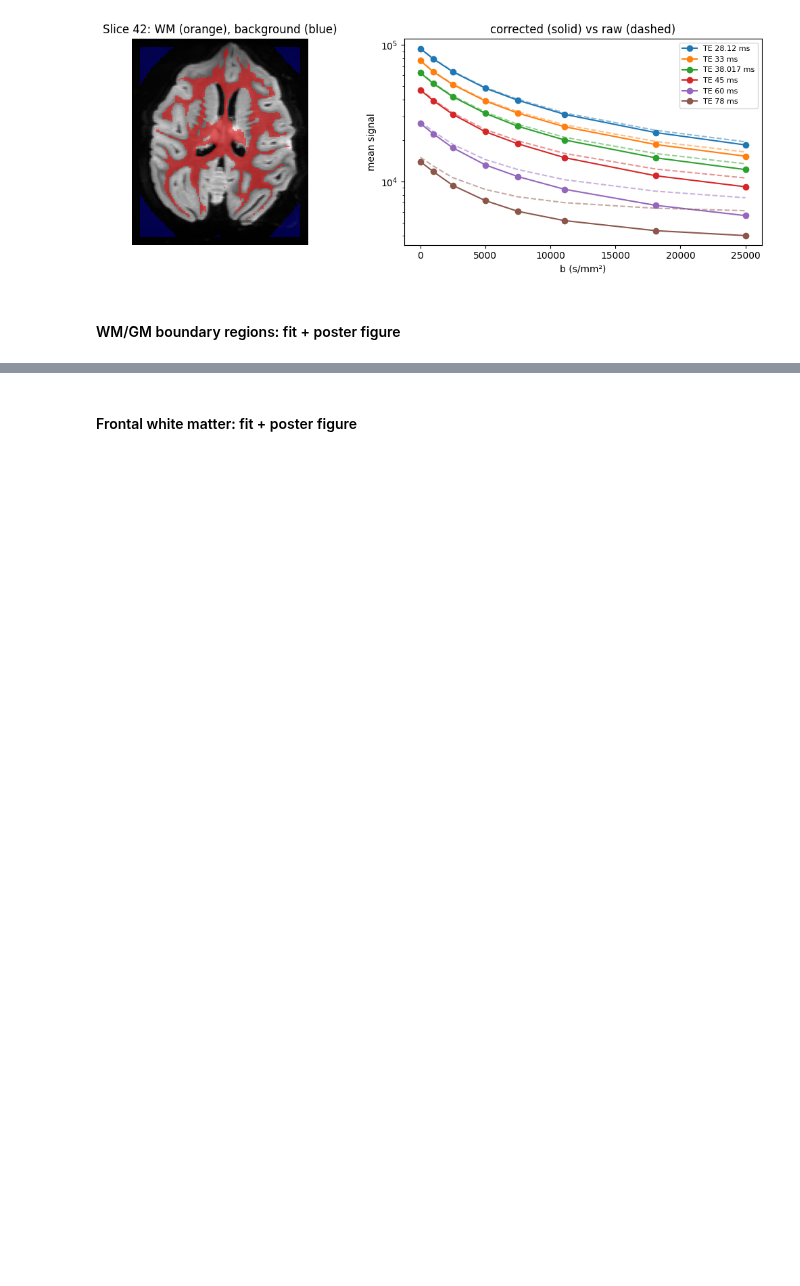
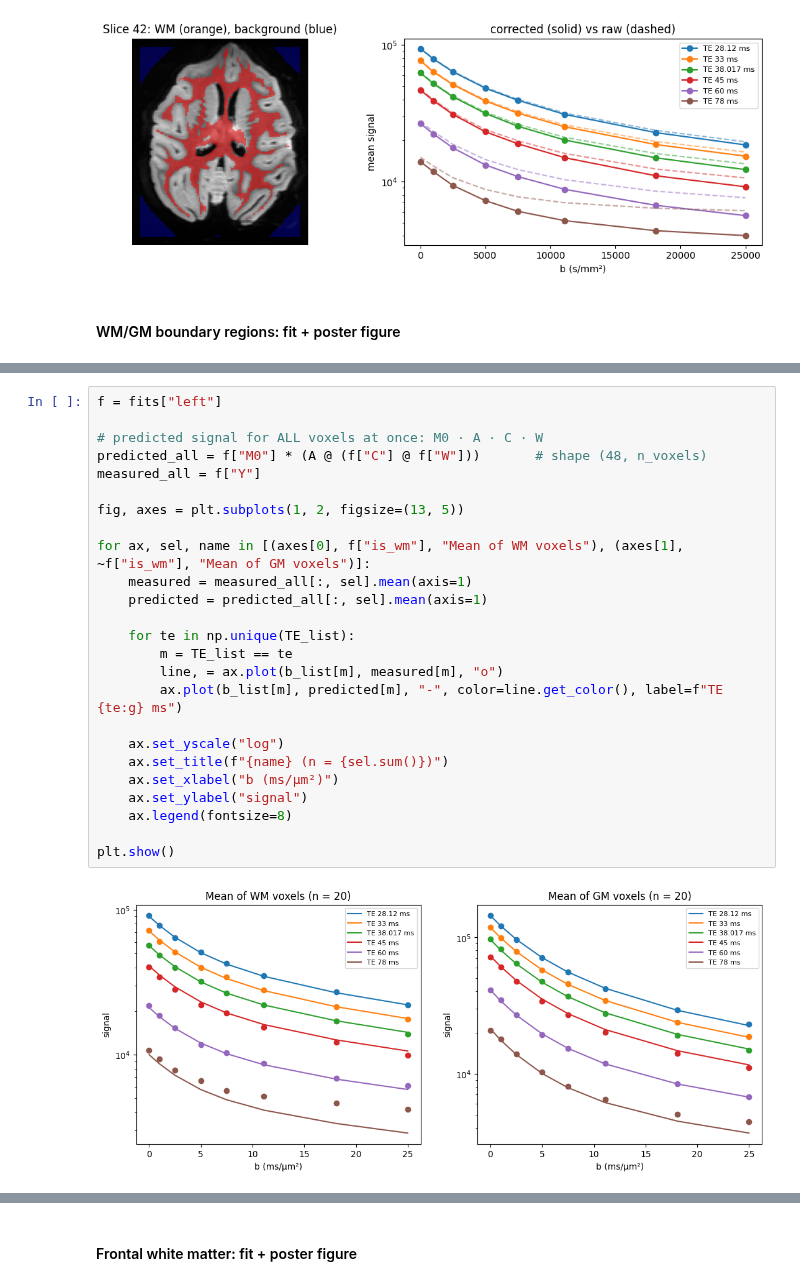
Before and after one commit to mariabrad/bayesCode, a Jupyter notebook: notebooks/maria-tests-real-data_for_poster.ipynb, the cells around one changed output, grey strips where cells are left out. Cells and saved outputs as stored; diff of their text form; blank space fills up the shorter version.

```diff
--- a/notebooks/maria-tests-real-data_for_poster.ipynb
+++ b/notebooks/maria-tests-real-data_for_poster.ipynb
@@ -480 +464,28 @@ dirichlet prior: estimated C
 ... (13 outputs left out)
+# %%
+f = fits["left"]
+
+# predicted signal for ALL voxels at once: M0 · A · C · W
+predicted_all = f["M0"] * (A @ (f["C"] @ f["W"]))       # shape (48, n_voxels)
+measured_all = f["Y"]
+
+fig, axes = plt.subplots(1, 2, figsize=(13, 5))
+
+for ax, sel, name in [(axes[0], f["is_wm"], "Mean of WM voxels"), (axes[1], ~f["is_wm"], "Mean of GM voxels")]:
+    measured = measured_all[:, sel].mean(axis=1)
+    predicted = predicted_all[:, sel].mean(axis=1)
+
+    for te in np.unique(TE_list):
+        m = TE_list == te
+        line, = ax.plot(b_list[m], measured[m], "o")
+        ax.plot(b_list[m], predicted[m], "-", color=line.get_color(), label=f"TE {te:g} ms")
+
+    ax.set_yscale("log")
+    ax.set_title(f"{name} (n = {sel.sum()})")
+    ax.set_xlabel("b (ms/µm²)")
+    ax.set_ylabel("signal")
+    ax.legend(fontsize=8)
+
+plt.show()
+# %% [output]
+[figure, added]
```
Also changed, not shown: parts of 13 cells of this notebook, 10 other files.
